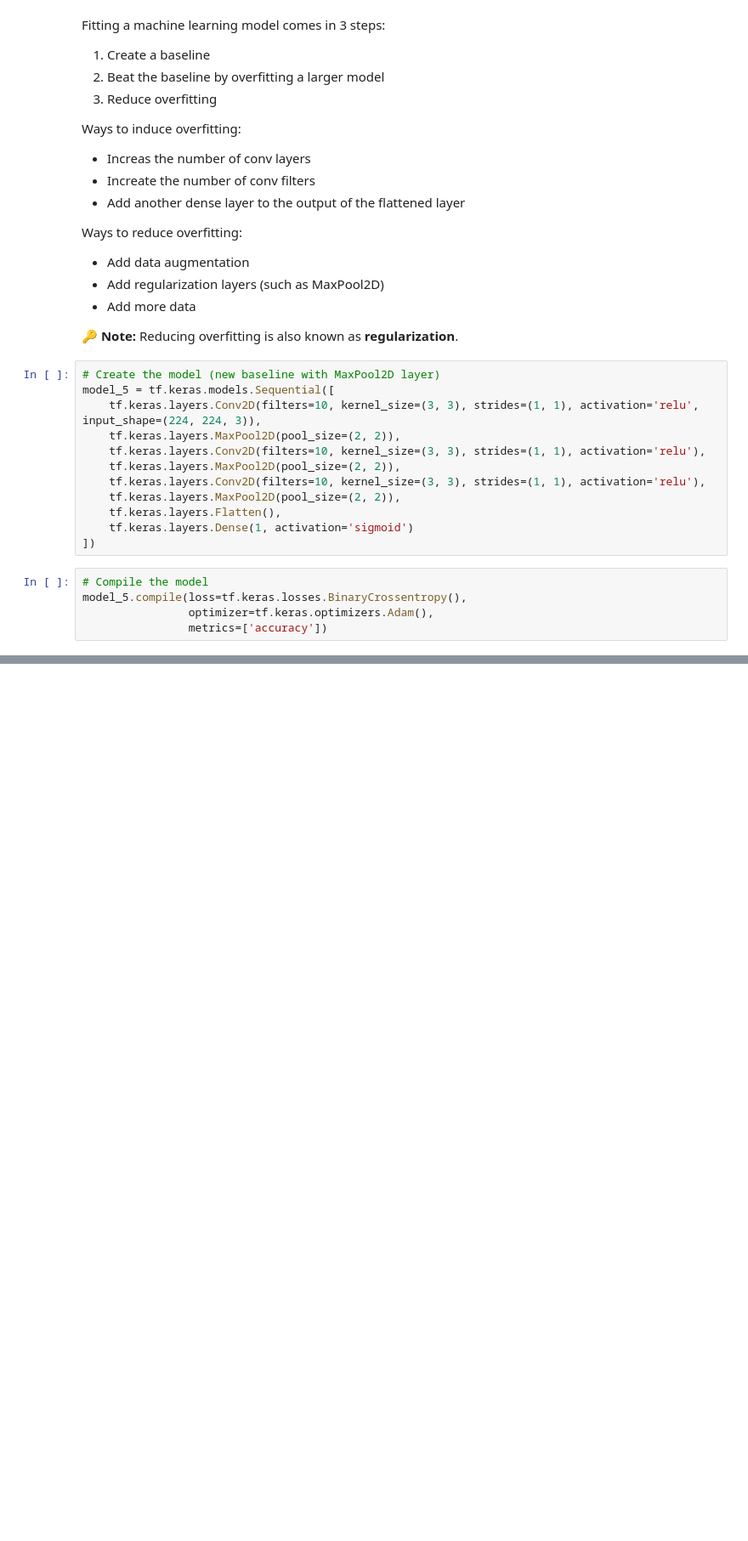
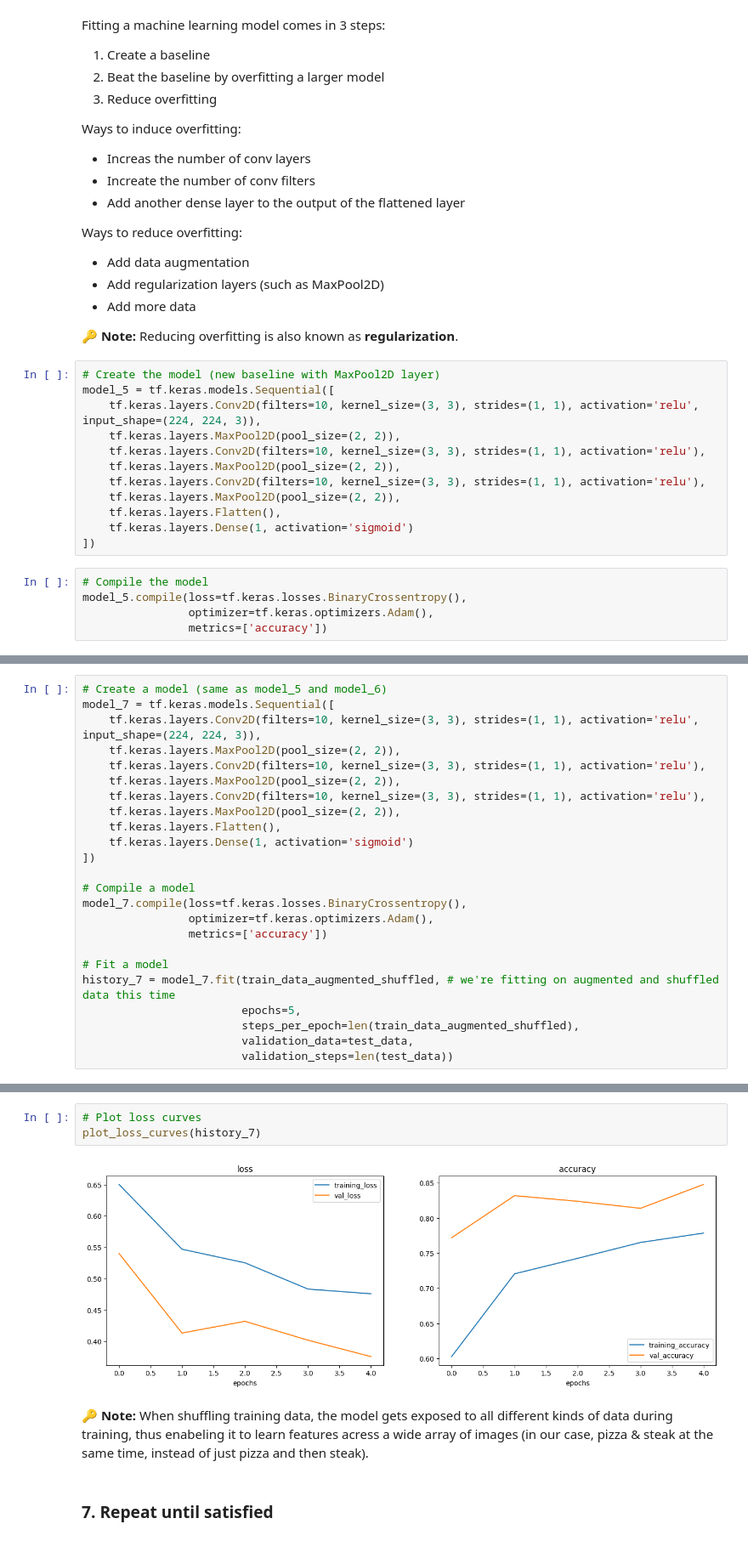
Before and after one commit to pawel-grzeszczyk/TensorFlow-and-Deep-Learning-Fundamentals, a Jupyter notebook: 03_intro_to_computer_vision_with_tf.ipynb, the cells around one changed output, grey strips where cells are left out. Shown at 85% size. Saved outputs shown, nothing was run; the diff lists cells and outputs as text; blank space fills up the shorter version.

```diff
--- a/03_intro_to_computer_vision_with_tf.ipynb
+++ b/03_intro_to_computer_vision_with_tf.ipynb
@@ -696,0 +853,24 @@ plot_loss_curves(history_5)
+# %%
+# Create a model (same as model_5 and model_6)
+model_7 = tf.keras.models.Sequential([
+    tf.keras.layers.Conv2D(filters=10, kernel_size=(3, 3), strides=(1, 1), activation='relu', input_shape=(224, 224, 3)),
+    tf.keras.layers.MaxPool2D(pool_size=(2, 2)),
+    tf.keras.layers.Conv2D(filters=10, kernel_size=(3, 3), strides=(1, 1), activation='relu'),
+    tf.keras.layers.MaxPool2D(pool_size=(2, 2)),
+    tf.keras.layers.Conv2D(filters=10, kernel_size=(3, 3), strides=(1, 1), activation='relu'),
+    tf.keras.layers.MaxPool2D(pool_size=(2, 2)),
+    tf.keras.layers.Flatten(),
+    tf.keras.layers.Dense(1, activation='sigmoid')
+])
+
+# Compile a model
+model_7.compile(loss=tf.keras.losses.BinaryCrossentropy(),
+                optimizer=tf.keras.optimizers.Adam(),
+                metrics=['accuracy'])
+
+# Fit a model
+history_7 = model_7.fit(train_data_augmented_shuffled, # we're fitting on augmented and shuffled data this time
+                        epochs=5,
+                        steps_per_epoch=len(train_data_augmented_shuffled),
+                        validation_data=test_data,
+                        validation_steps=len(test_data))
@@ -696,0 +888,9 @@ plot_loss_curves(history_5)
+# %%
+# Plot loss curves
+plot_loss_curves(history_7)
+# %% [output]
+[figure, added]
+# %% [markdown]
+🔑 **Note:** When shuffling training data, the model gets exposed to all different kinds of data during training, thus enabeling it to learn features acress a wide array of images (in our case, pizza & steak at the same time, instead of just pizza and then steak).
+# %% [markdown]
+### **7. Repeat until satisfied**
```
Also changed, not shown: parts of 61 cells of this notebook.
